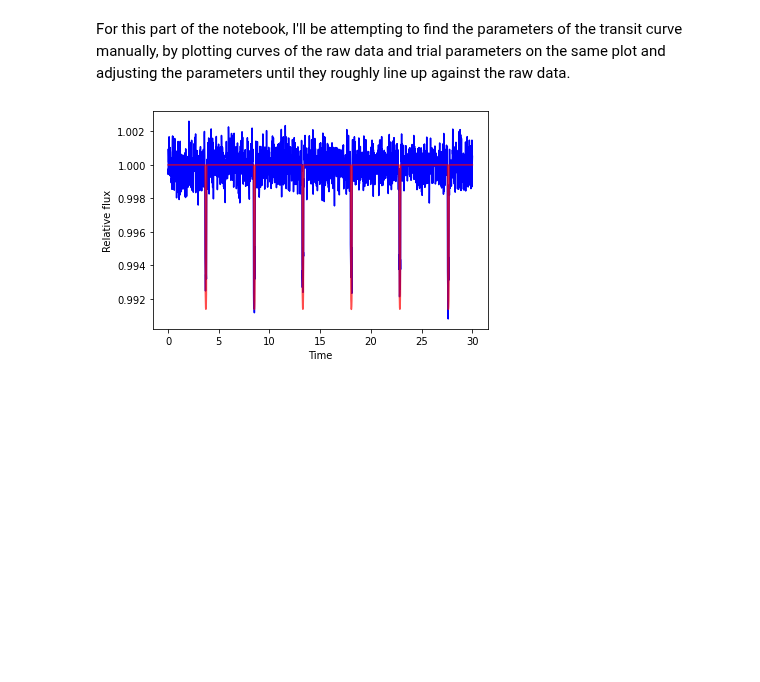
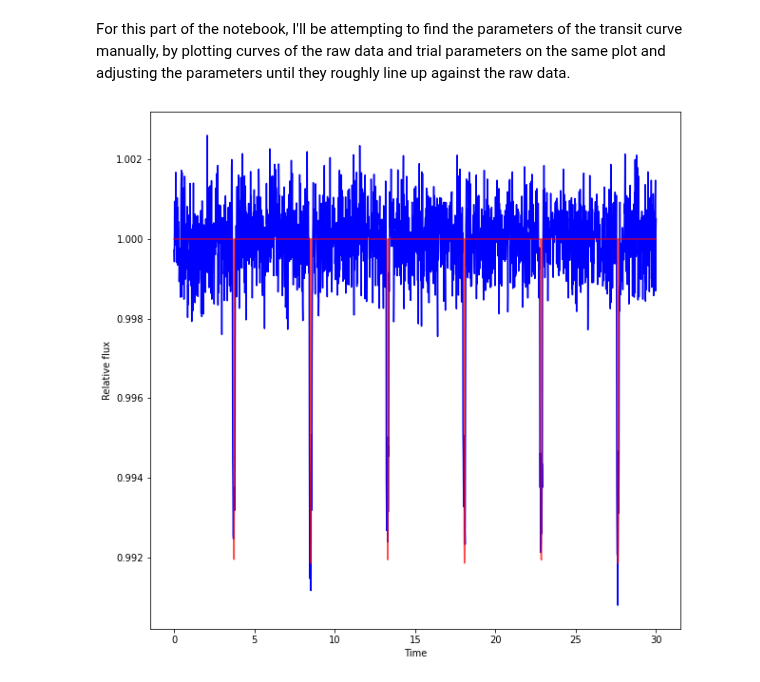
Before and after one commit to Hamza-Suleman/transiting-exoplanets, a Jupyter notebook: Dummy_Transit.ipynb, the cells around one changed output. Drawn from its saved outputs; the diff is of its cells as text; code cells hidden in the pictures; blank space fills up the shorter version.

Commit message:
Found initial transit params

```diff
--- a/Dummy_Transit.ipynb
+++ b/Dummy_Transit.ipynb
@@ -125,9 +125,10 @@ transit_plot(test_params,test_t,"scatter","r",0.5)
 # %% [markdown]
 For this part of the notebook, I'll be attempting to find the parameters of the transit curve manually, by plotting curves of the raw data and trial parameters on the same plot and adjusting the parameters until they roughly line up against the raw data.
 # %%
+plt.figure(figsize=(10,10))
 plt.plot(raw_time,raw_flux,"b")
-manual_fitting_params = [-1.05,4.78,0.09,10,87,0,90]
+manual_fitting_params = [-1.05,4.78,0.09,22,88,0,90]
 transit_plot(manual_fitting_params,raw_time,colour="r",transparency=0.7)
 plt.show()
 # %% [output]
-[figure, old version]
+[figure, new version]
```
